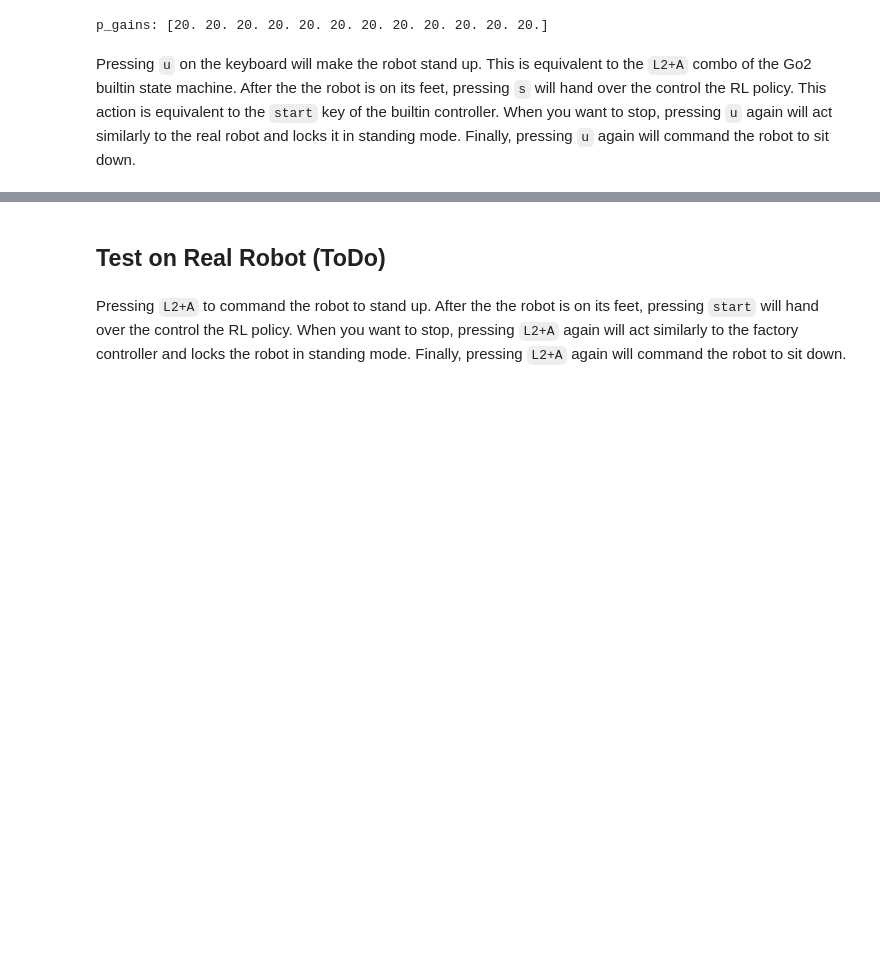
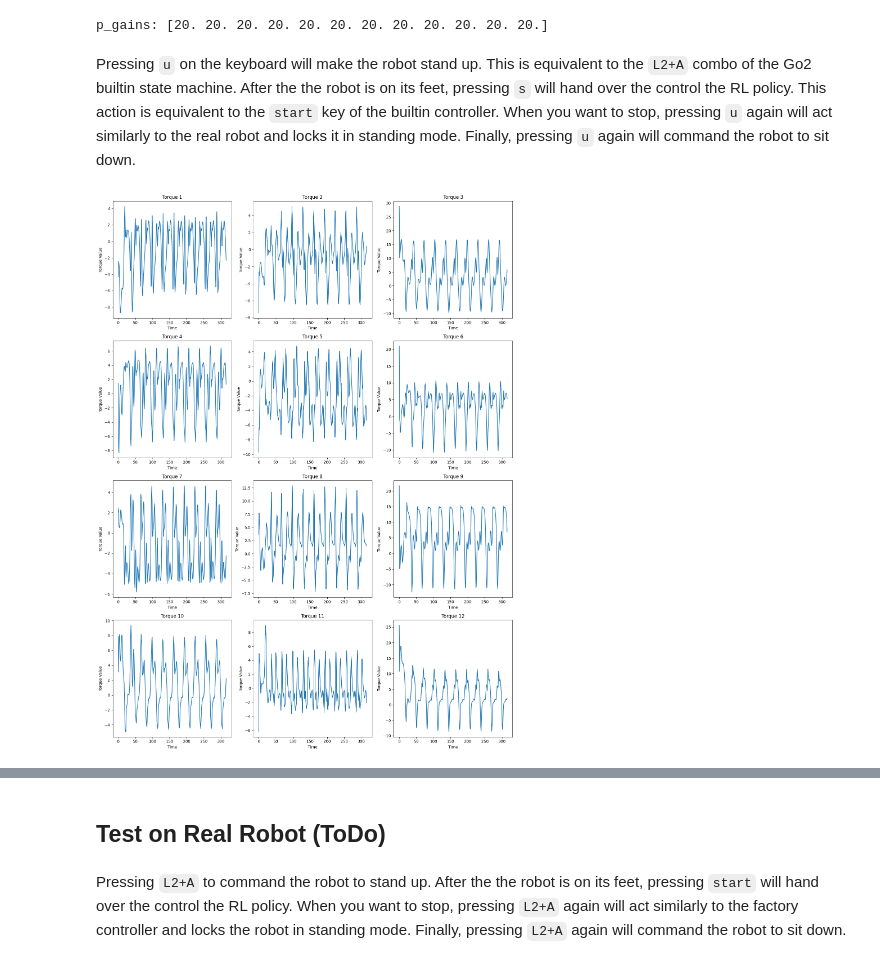
Before and after one commit to Rooholla-KhorramBakht/Go2Py, a Jupyter notebook: examples/06-CaT-RL-controller.ipynb, the cells around one changed output, grey strips where cells are left out. Cells and saved outputs as stored; diff of their text form; code cells hidden in the pictures; blank space fills up the shorter version.

Commit message:
Adding joystick, decimatiom and some graph generation.

```diff
--- a/examples/06-CaT-RL-controller.ipynb
+++ b/examples/06-CaT-RL-controller.ipynb
@@ -19,2 +17,2 @@ Try one of the following resolutions:
 # %%
-robot = Go2Sim()
+robot = Go2Sim(dt = 0.002)
@@ -43,6 +39,11 @@ class CaTController:
         self.command_profile.y_vel_cmd = 0.0
 
     def update(self, robot, remote):
+        commands = remote.getCommands()
+        self.command_profile.yaw_vel_cmd = -commands[2]
+        self.command_profile.x_vel_cmd = max(commands[1] * 0.5, -0.3)
+        self.command_profile.y_vel_cmd = -commands[0]
+
         action = self.policy(self.obs, self.policy_info)
         self.obs, self.ret, self.done, self.info = self.agent.step(action)
         for key, value in self.info.items():
@@ -59,10 +61,45 @@ fsm = FSM(robot, remote, safety_hypervisor, user_controller_callback=controller.
 # %% [output]
 p_gains: [20. 20. 20. 20. 20. 20. 20. 20. 20. 20. 20. 20.]
 # %%
-controller.command_profile.x_vel_cmd=-0.3
-controller.command_profile.y_vel_cmd=0.3
-controller.command_profile.yaw_vel_cmd = 0.0
+remote.x_vel_cmd=0.0
+remote.y_vel_cmd=0.0
+remote.yaw_vel_cmd = 0.0
 # %% [markdown]
 Pressing `u` on the keyboard will make the robot stand up. This is equivalent to the `L2+A` combo of the Go2 builtin state machine. After the the robot is on its feet, pressing `s` will hand over the control the RL policy. This action is equivalent to the `start` key of the builtin controller. When you want to stop, pressing `u` again will act similarly to the real robot and locks it in standing mode. Finally, pressing `u` again will command the robot to sit down.
 # %%
 fsm.close()
+# %%
+import matplotlib.pyplot as plt
+# Assuming 'controller.hist_data["torques"]' is a dictionary with torque profiles
+torques = np.array(controller.hist_data["torques"])
+
+# Number of torque profiles
+torque_nb = torques.shape[1]
+
+# Number of rows needed for the grid, with 3 columns per row
+n_cols = 3
+n_rows = int(np.ceil(torque_nb / n_cols))
+
+# Create the figure and axes for subplots
+fig, axes = plt.subplots(n_rows, n_cols, figsize=(15, 5 * n_rows))
+
+# Flatten the axes array for easy indexing (in case of multiple rows)
+axes = axes.flatten()
+
+# Plot each torque profile
+for i in range(torque_nb):
+    axes[i].plot(torques[:, i])
+    axes[i].set_title(f'Torque {i+1}')
+    axes[i].set_xlabel('Time')
+    axes[i].set_ylabel('Torque Value')
+
+# Remove any empty subplots if torque_nb is not a multiple of 3
+for j in range(torque_nb, len(axes)):
+    fig.delaxes(axes[j])
+
+# Adjust layout
+plt.tight_layout()
+plt.savefig("torque_profile.png")
+plt.show()
+# %% [output]
+[figure, added]
```
Also changed, not shown: parts of 5 cells of this notebook, 4 other files.
